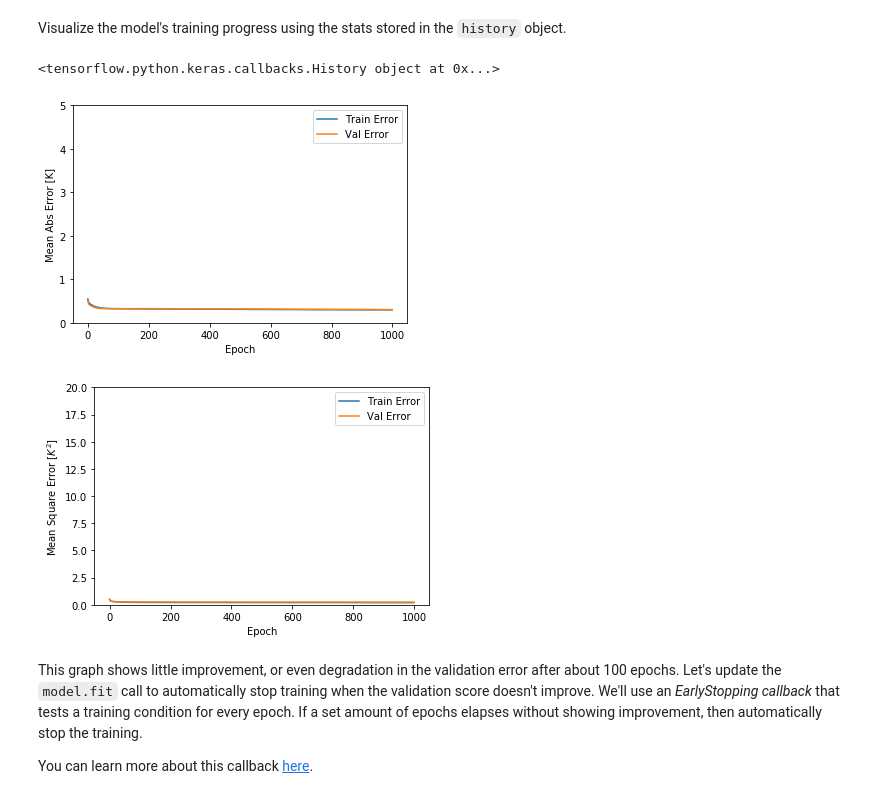
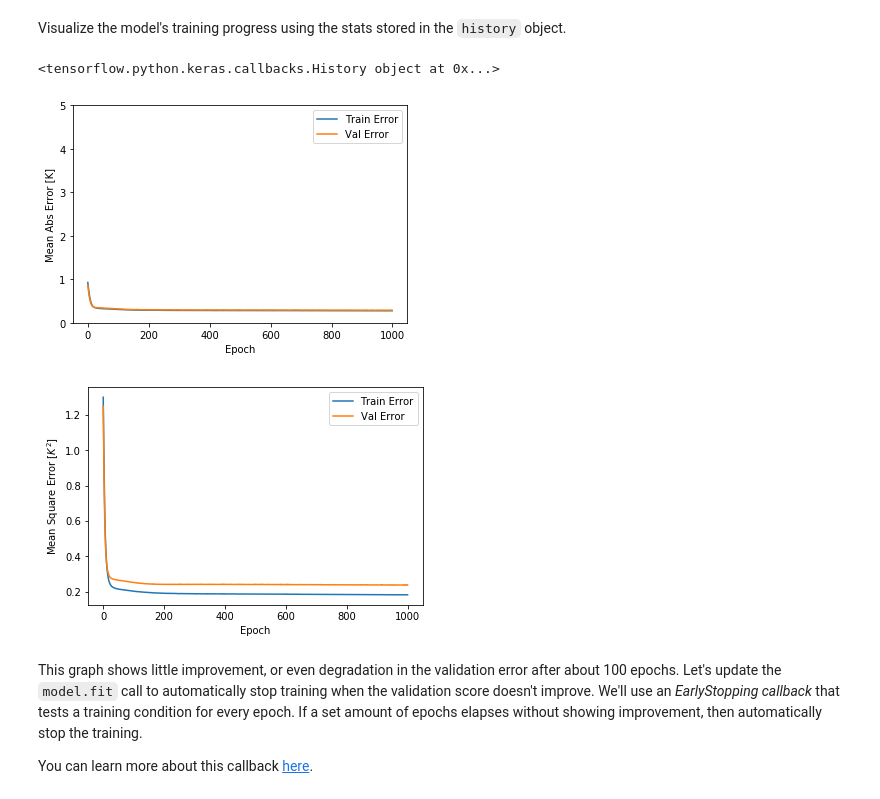
Before and after one commit to astrodatos/proyecto_neuralclusters, a Jupyter notebook: Neural_Clusters.ipynb, the cells around one changed output. Cells and saved outputs as stored; diff of their text form; code cells hidden in the pictures.

Commit message:
Activador tanh con una capa oculta de 6 neuronas (1000 estrellas)

```diff
--- a/Neural_Clusters.ipynb
+++ b/Neural_Clusters.ipynb
@@ -155,8 +153,8 @@ Let's build our model. Here, we'll use a `Sequential` model with two densely con
 # %%
 def build_model():
   model = keras.Sequential([
-    layers.Dense(1, activation=tf.nn.tanh, input_shape=[len(train_datapd.keys())]),
-    #layers.Dense(4, activation=tf.nn.relu),
+    layers.Dense(6, activation=tf.nn.tanh, input_shape=[len(train_datapd.keys())]),
+    layers.Dense(1, activation=tf.nn.tanh),
     #layers.Dense(4, activation=tf.nn.relu),
     #layers.Dense(1)
   ])
@@ -231,36 +226,36 @@ hist.tail()
 print(history)
 
 def plot_history(history):
   hist = pd.DataFrame(history.history)
   hist['epoch'] = history.epoch
 
   plt.figure()
   plt.xlabel('Epoch')
   plt.ylabel('Mean Abs Error [K]')
   plt.plot(hist['epoch'], hist['mean_absolute_error'],
            label='Train Error')
   plt.plot(hist['epoch'], hist['val_mean_absolute_error'],
            label = 'Val Error')
   plt.ylim([0,5])
   plt.legend()
 
   plt.figure()
   plt.xlabel('Epoch')
   plt.ylabel('Mean Square Error [$K^2$]')
   plt.plot(hist['epoch'], hist['mean_squared_error'],
            label='Train Error')
   plt.plot(hist['epoch'], hist['val_mean_squared_error'],
            label = 'Val Error')
-  plt.ylim([0,20])
+  #plt.ylim([0,20])
   plt.legend()
   plt.show()
 
 
 plot_history(history)
 # %% [output]
 <tensorflow.python.keras.callbacks.History object at 0x...>
-[figure, old version]
+[figure, new version]
-[figure, old version]
+[figure, new version]
 # %% [markdown]
 This graph shows little improvement, or even degradation in the validation error after about 100 epochs. Let's update the `model.fit` call to automatically stop training when the validation score doesn't improve. We'll use an *EarlyStopping callback* that tests a training condition for  every epoch. If a set amount of epochs elapses without showing improvement, then automatically stop the training.
 
```
Also changed, not shown: parts of 6 cells of this notebook.
